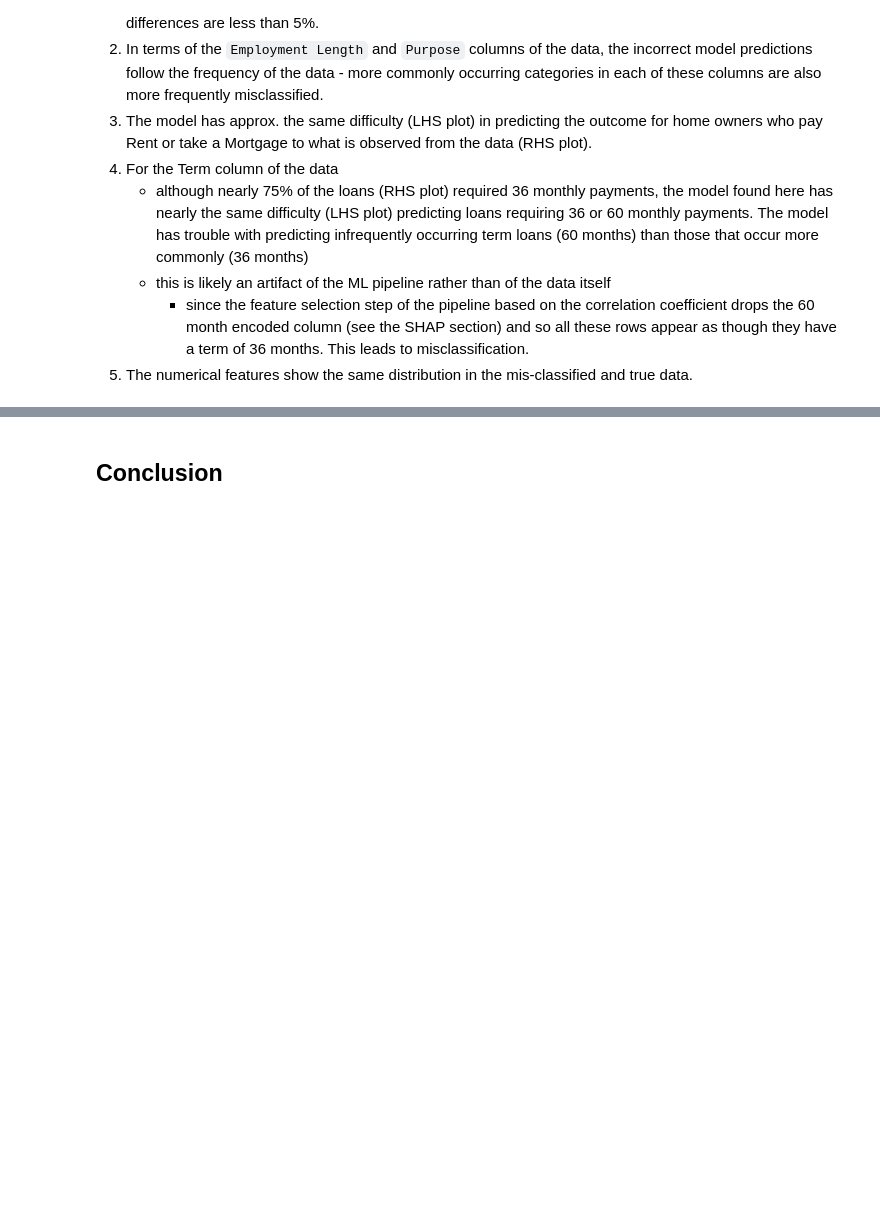
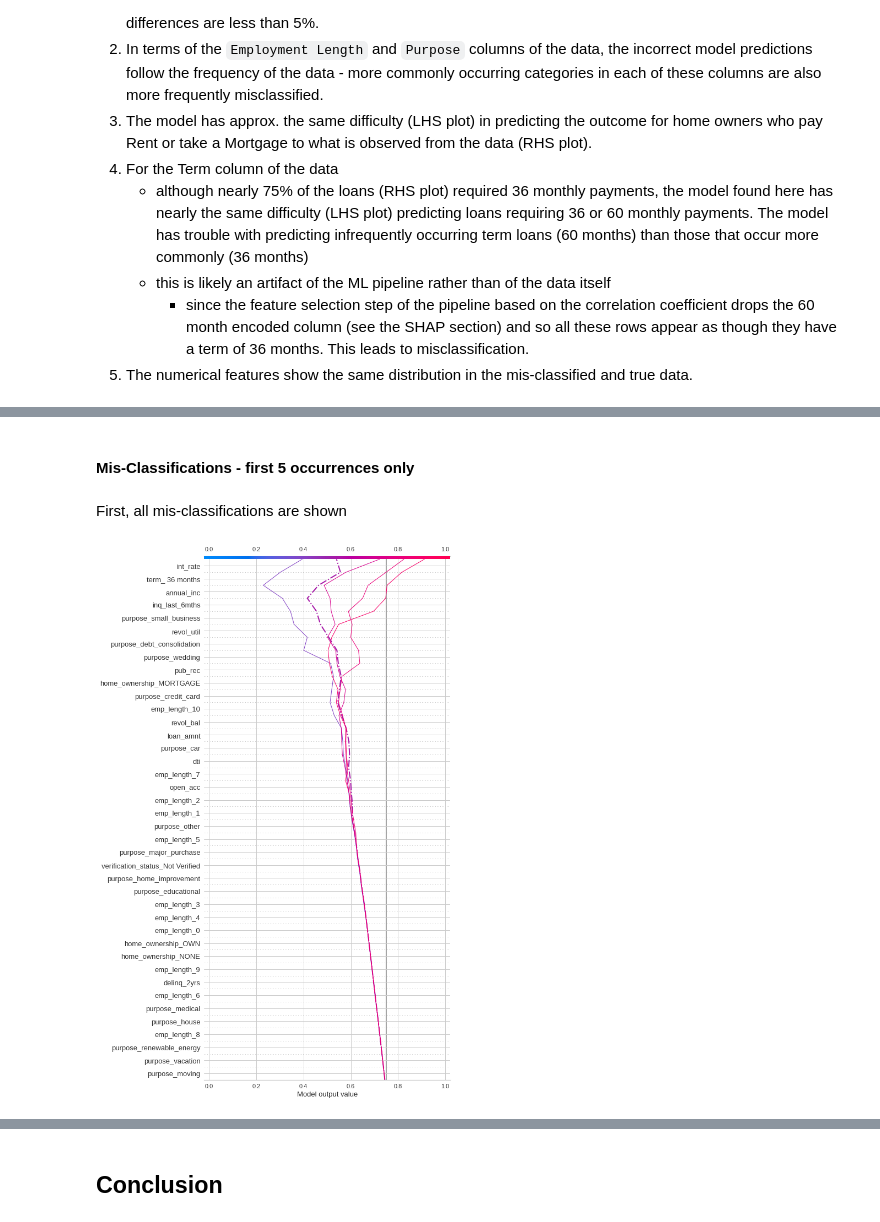
Before and after one commit to edesz/predict-loan-defaults, a Jupyter notebook: 5_experiments_in_classification_v2.ipynb, the cells around one changed output, grey strips where cells are left out. Cells and saved outputs as stored; diff of their text form; code cells hidden in the pictures; blank space fills up the shorter version.

```diff
--- a/5_experiments_in_classification_v2.ipynb
+++ b/5_experiments_in_classification_v2.ipynb
@@ -1432,0 +1767,11 @@ for col, wspace, fig_size in zip(
+# %%
+y_pred_test_series = pd.Series(
+    (y_probs_test >= best_t).astype("int"), index=X_test.index, name="predicted"
+)
+# %%
+p = best_t  # Probability best_
+new_base_value = np.log(p / (1 - p))  # the logit function
+# %% [markdown]
+#### Mis-Classifications - first 5 occurrences only
+# %% [markdown]
+First, all mis-classifications are shown
@@ -1432,0 +1798,18 @@ for col, wspace, fig_size in zip(
+# %%
+mismatched = (y_pred_test_series != y_test).reset_index(drop=True)
+mismatched_idx_ilocs = mismatched.loc[mismatched].index.tolist()
+features = X_test_trans.iloc[mismatched_idx_ilocs[0:5]]
+features_display = X_test_trans.iloc[features.index]
+shap_values = explainer.shap_values(features)
+r = shap.decision_plot(
+    explainer.expected_value,
+    explainer.shap_values(features),
+    features_display,
+    link="logit",
+    new_base_value=new_base_value,
+    feature_display_range=slice(-1, -X_test_trans.shape[1], -1),
+    highlight=0,
+    return_objects=True,
+)
+# %% [output]
+[figure, added]
```
Also changed, not shown: parts of 75 cells of this notebook.
